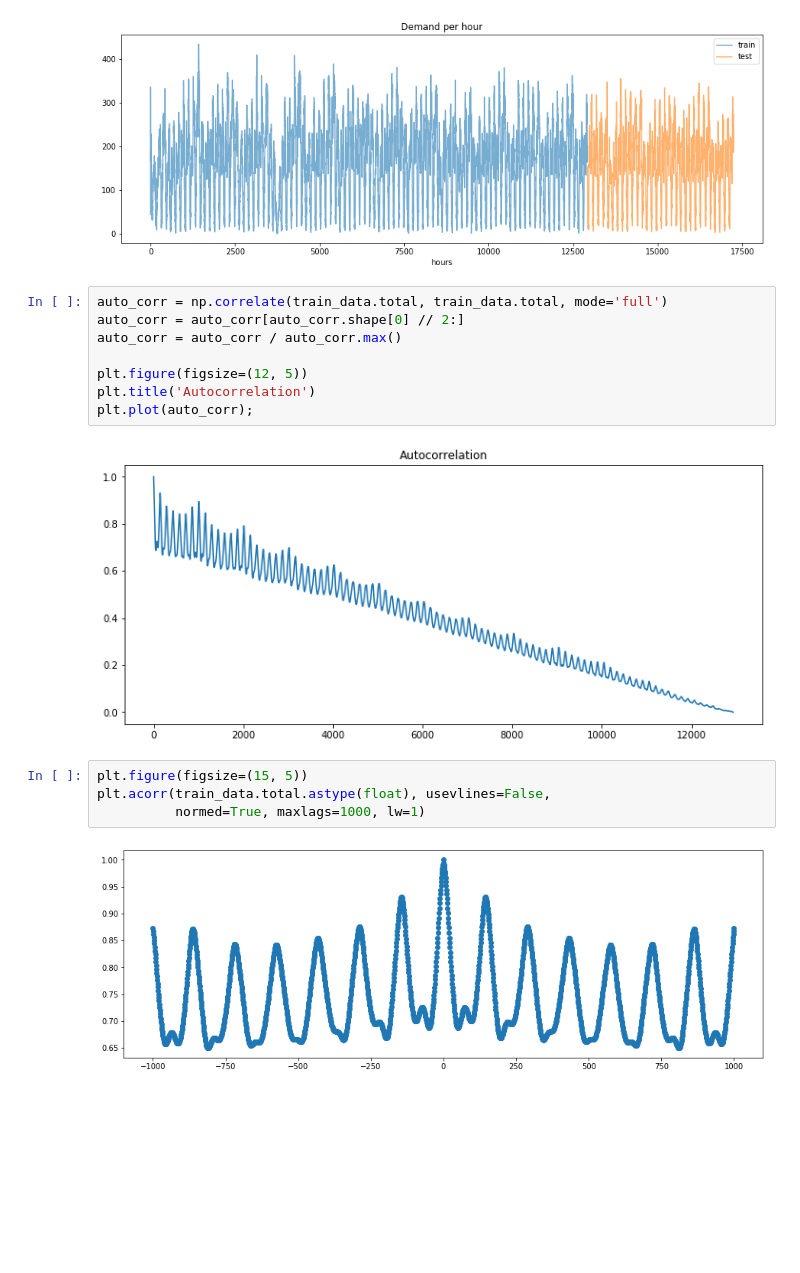
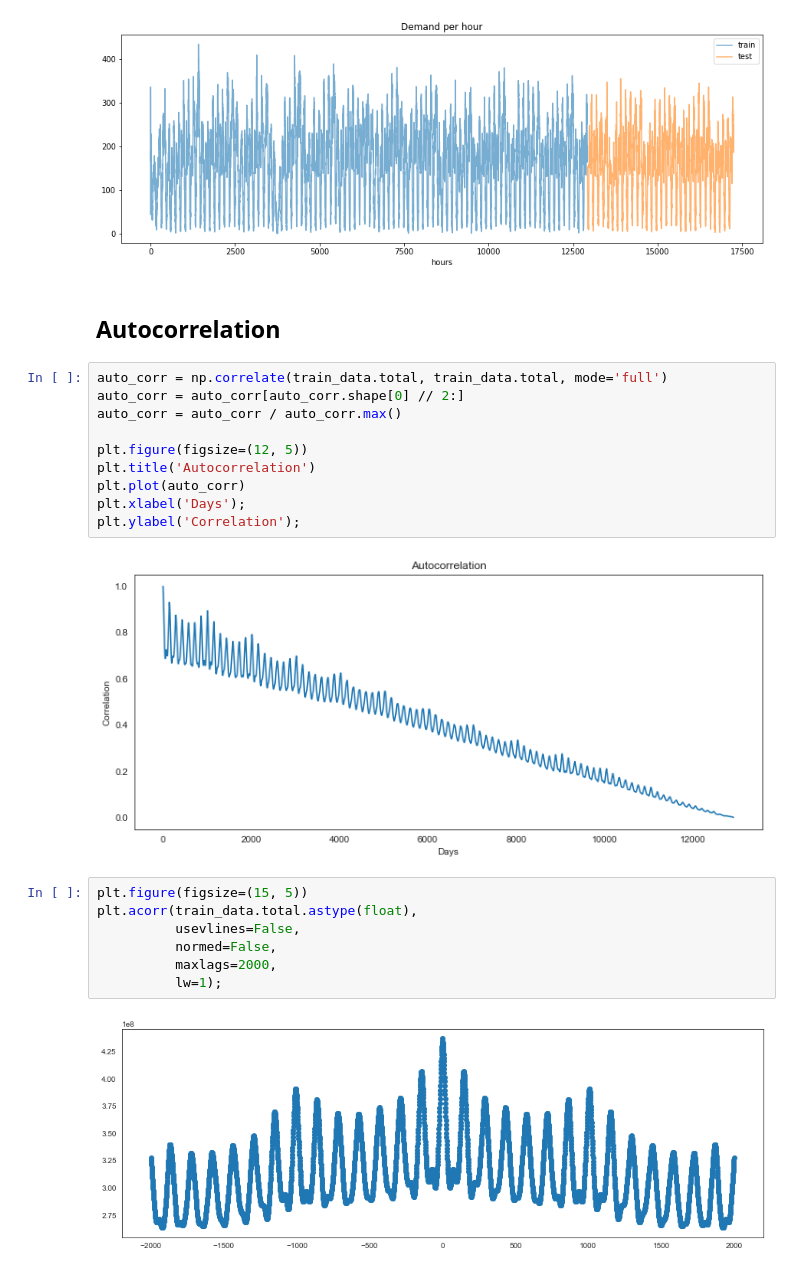
Before and after one commit to sash-ko/ai-transportation, a Jupyter notebook: cnn_demand_model/Baselines.ipynb, the cells around one changed output. Saved outputs shown, nothing was run; the diff lists cells and outputs as text; blank space fills up the shorter version.

```diff
--- a/cnn_demand_model/Baselines.ipynb
+++ b/cnn_demand_model/Baselines.ipynb
@@ -211,6 +213,8 @@ plt.xlabel('hours')
 plt.legend();
 # %% [output]
 [figure]
+# %% [markdown]
+## Autocorrelation
 # %%
 auto_corr = np.correlate(train_data.total, train_data.total, mode='full')
 auto_corr = auto_corr[auto_corr.shape[0] // 2:]
@@ -218,12 +222,17 @@ auto_corr = auto_corr / auto_corr.max()
 
 plt.figure(figsize=(12, 5))
 plt.title('Autocorrelation')
-plt.plot(auto_corr);
+plt.plot(auto_corr)
+plt.xlabel('Days');
+plt.ylabel('Correlation');
 # %% [output]
-[figure, old version]
+[figure, new version]
 # %%
 plt.figure(figsize=(15, 5))
-plt.acorr(train_data.total.astype(float), usevlines=False,
-          normed=True, maxlags=1000, lw=1)
+plt.acorr(train_data.total.astype(float),
+          usevlines=False,
+          normed=False,
+          maxlags=2000,
+          lw=1);
 # %% [output]
-[figure, old version]
+[figure, new version]
```
Also changed, not shown: parts of 7 cells of this notebook.
